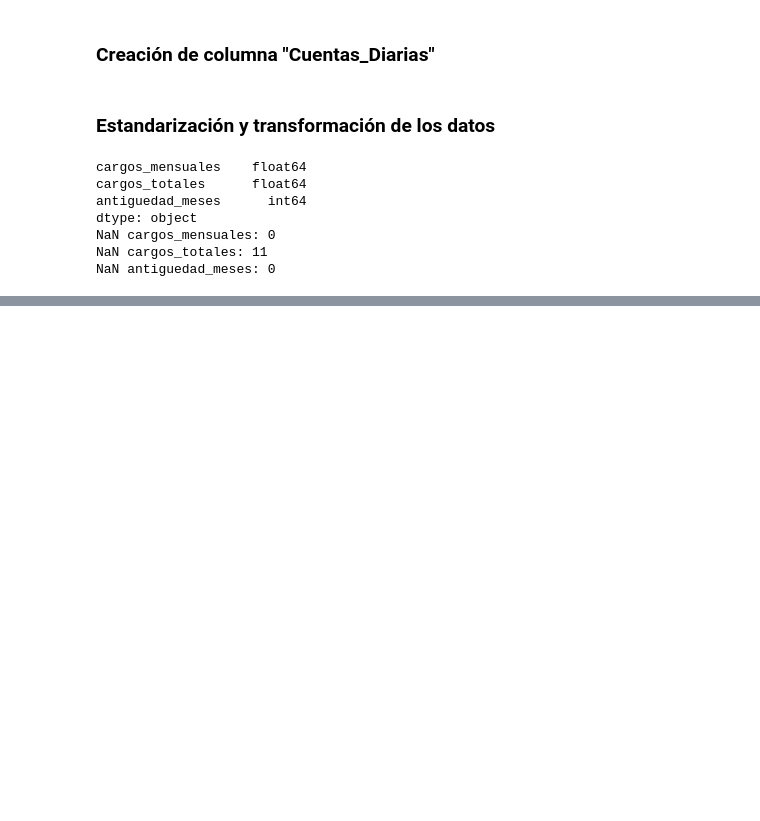
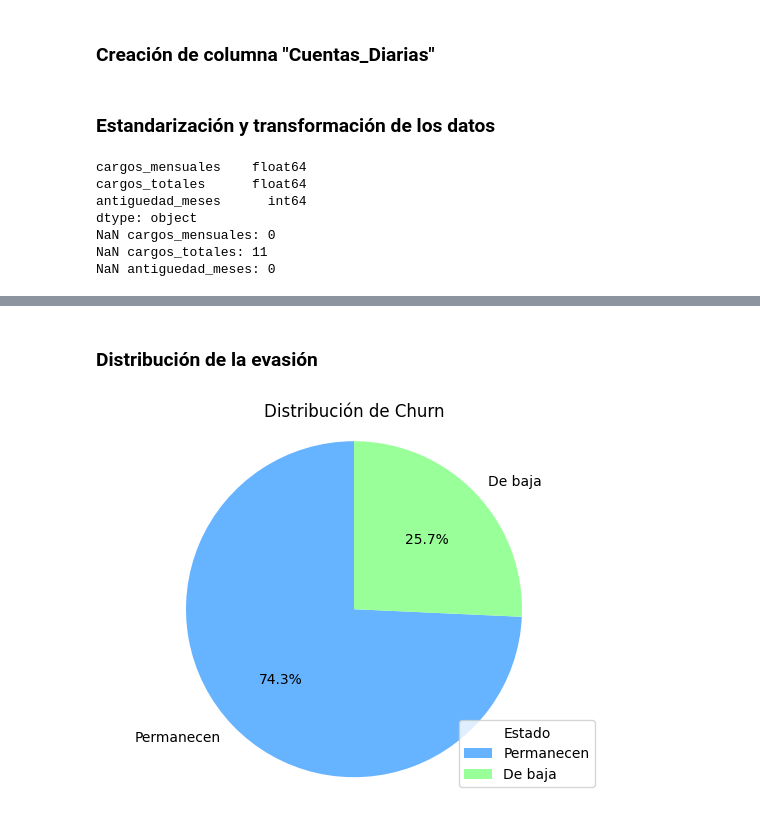
Before and after one commit to Brayan8Ch/Alura_Proyecto_Telecom, a Jupyter notebook: AluraTelecom.ipynb, the cells around one changed output, grey strips where cells are left out. Drawn from its saved outputs; the diff is of its cells as text; code cells hidden in the pictures; blank space fills up the shorter version.

```diff
--- a/AluraTelecom.ipynb
+++ b/AluraTelecom.ipynb
@@ -256,0 +280,18 @@ NaN antiguedad_meses: 0
+# %% [markdown]
+### Distribución de la evasión
+# %%
+# Plantearemos los datos que usaremos para el gráfico
+conteo_evasion = df_telecom['evasion'].value_counts()
+labels = ['Permanecen', 'De baja']
+
+# Configuramos los colores
+colores_pastel = ['#66b3ff', '#99ff99', '#ffcc99', '#c2c2f0', '#ffb3e6']
+
+# Hacemmos el gráfico pie
+plt.pie(conteo_evasion, labels=labels, autopct='%1.1f%%', startangle=90, colors=colores_pastel)
+plt.title('Distribución de Churn')
+plt.axis('equal')
+plt.legend(title='Estado', loc='lower right')
+plt.show()
+# %% [output]
+[figure, added]
```
Also changed, not shown: parts of 6 cells of this notebook, 1 other file.
